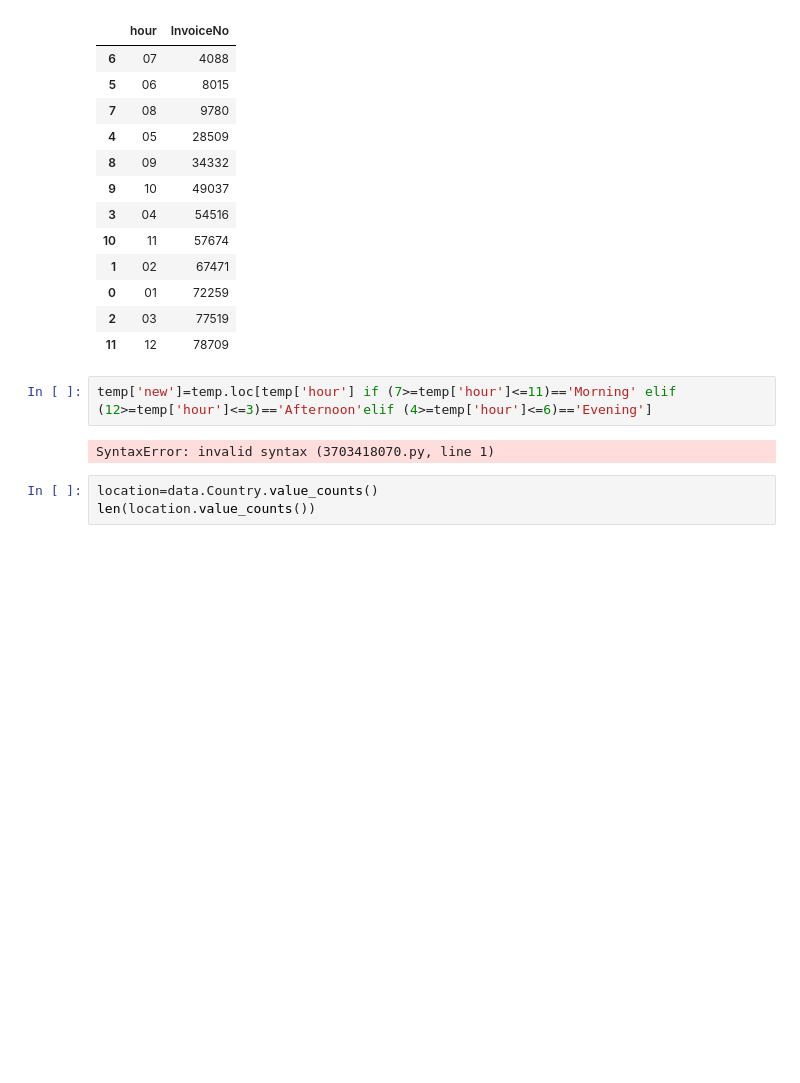
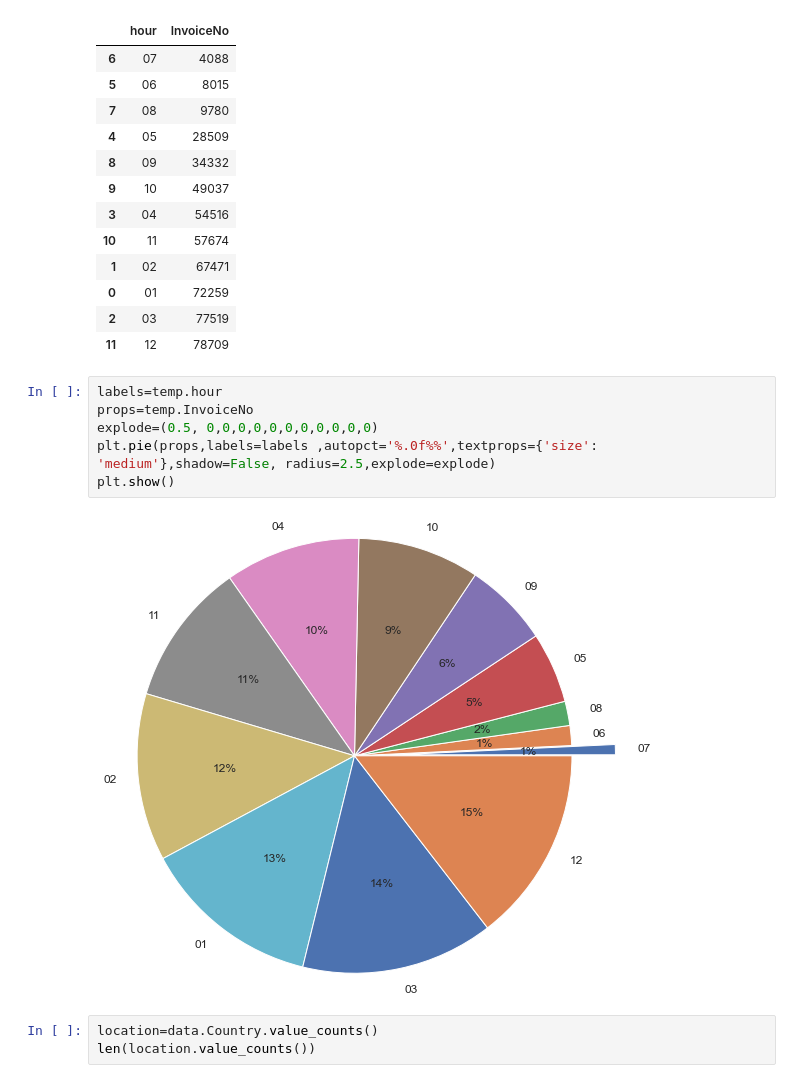
Before and after one commit to KAIMENYI2017/Retail_Customer_Cluster_Analysis, a Jupyter notebook: customerAnalysis.ipynb, the cells around one changed output. Drawn from its saved outputs; the diff is of its cells as text; blank space fills up the shorter version.

```diff
--- a/customerAnalysis.ipynb
+++ b/customerAnalysis.ipynb
@@ -249,10 +249,14 @@ temp
 | 0 | 01 | 72259 |
 | 2 | 03 | 77519 |
 | 11 | 12 | 78709 |
-# %%
-temp['new']=temp.loc[temp['hour'] if (7>=temp['hour']<=11)=='Morning' elif (12>=temp['hour']<=3)=='Afternoon'elif (4>=temp['hour']<=6)=='Evening']
-# %% [output]
-SyntaxError: invalid syntax (3703418070.py, line 1)
+# %%
+labels=temp.hour
+props=temp.InvoiceNo
+explode=(0.5, 0,0,0,0,0,0,0,0,0,0,0)
+plt.pie(props,labels=labels ,autopct='%.0f%%',textprops={'size': 'medium'},shadow=False, radius=2.5,explode=explode)
+plt.show()
+# %% [output]
+[figure, added]
 # %%
 location=data.Country.value_counts()
 len(location.value_counts())
```
Also changed, not shown: parts of 20 cells of this notebook.
